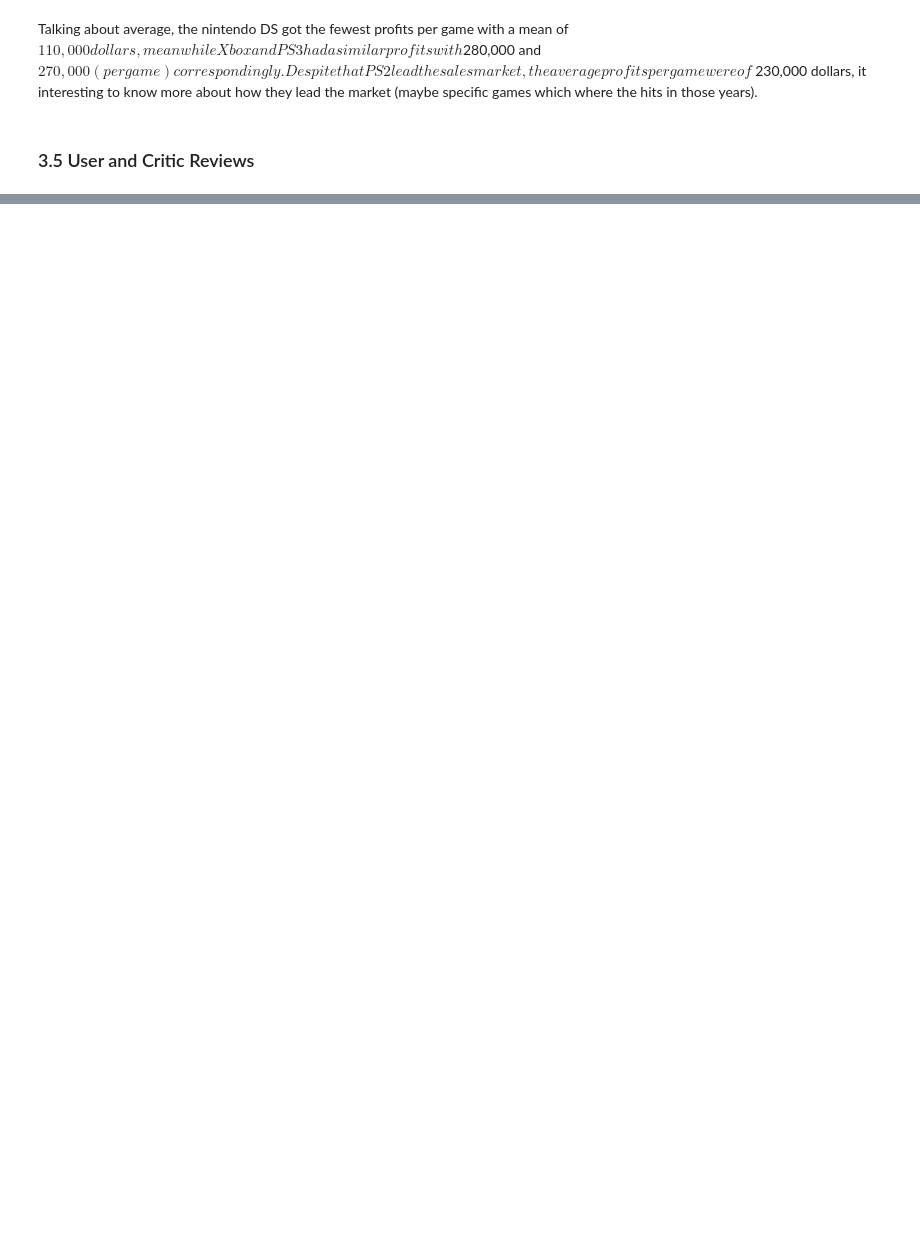
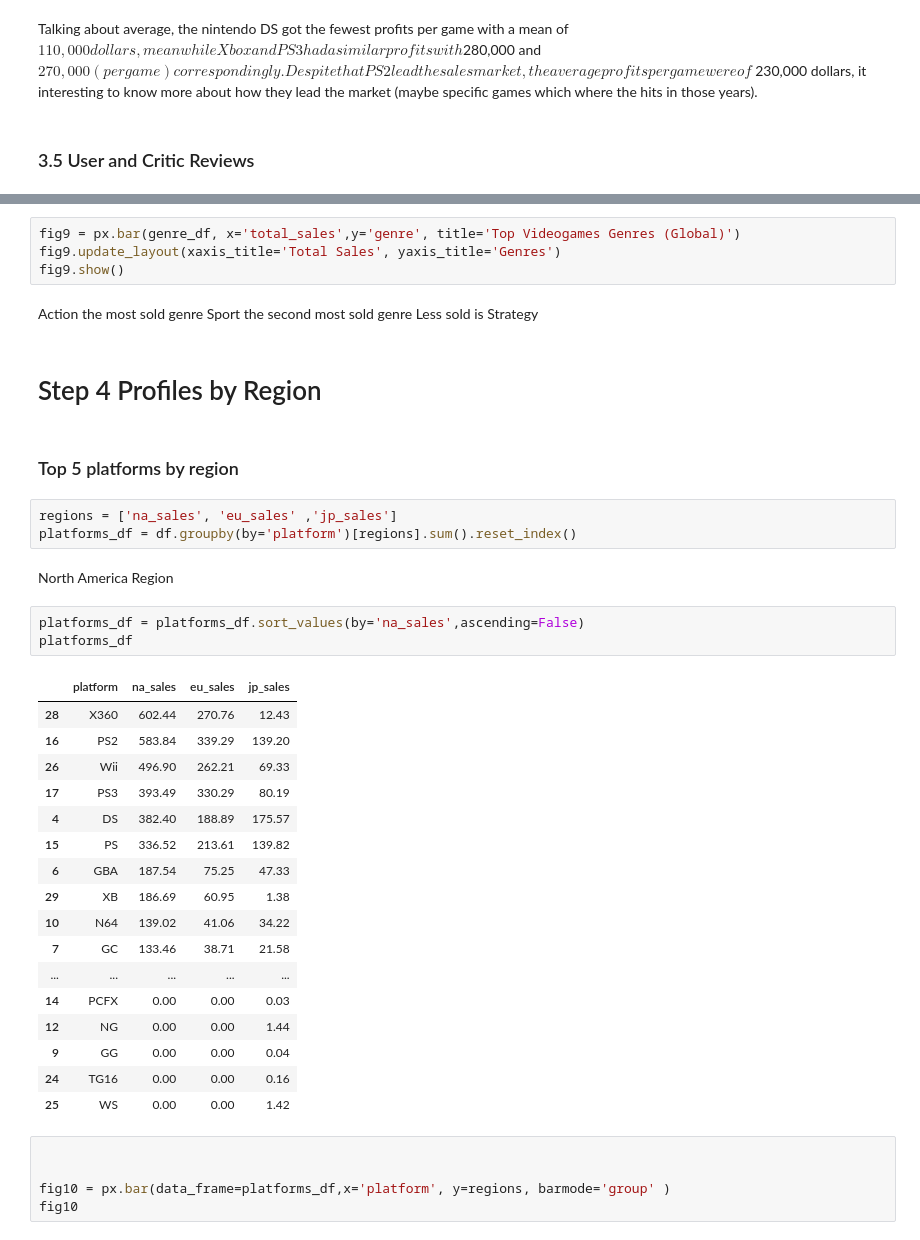
Before and after one commit to jmhrivera/project_6_ice_game_store, a Jupyter notebook: project6_analysis.ipynb, the cells around one changed output, grey strips where cells are left out. Cells and saved outputs as stored; diff of their text form; blank space fills up the shorter version.

```diff
--- a/project6_analysis.ipynb
+++ b/project6_analysis.ipynb
@@ -360,0 +432,43 @@ Sigue descartandose la correlacion.
+# %%
+fig9 = px.bar(genre_df, x='total_sales',y='genre', title='Top Videogames Genres (Global)')
+fig9.update_layout(xaxis_title='Total Sales', yaxis_title='Genres')
+fig9.show()
+# %% [markdown]
+Action the most sold genre
+Sport the second most sold genre
+Less sold is Strategy
+# %% [markdown]
+# Step 4 Profiles by Region
+# %% [markdown]
+### Top 5 platforms by region
+# %%
+regions = ['na_sales', 'eu_sales' ,'jp_sales']
+platforms_df = df.groupby(by='platform')[regions].sum().reset_index()
+# %% [markdown]
+North America Region
+# %%
+platforms_df = platforms_df.sort_values(by='na_sales',ascending=False)
+platforms_df
+# %% [output]
+|  | platform | na_sales | eu_sales | jp_sales |
+| 28 | X360 | 602.44 | 270.76 | 12.43 |
+| 16 | PS2 | 583.84 | 339.29 | 139.20 |
+| 26 | Wii | 496.90 | 262.21 | 69.33 |
+| 17 | PS3 | 393.49 | 330.29 | 80.19 |
+| 4 | DS | 382.40 | 188.89 | 175.57 |
+| 15 | PS | 336.52 | 213.61 | 139.82 |
+| 6 | GBA | 187.54 | 75.25 | 47.33 |
+| 29 | XB | 186.69 | 60.95 | 1.38 |
+| 10 | N64 | 139.02 | 41.06 | 34.22 |
+| 7 | GC | 133.46 | 38.71 | 21.58 |
+| ... | ... | ... | ... | ... |
+| 14 | PCFX | 0.00 | 0.00 | 0.03 |
+| 12 | NG | 0.00 | 0.00 | 1.44 |
+| 9 | GG | 0.00 | 0.00 | 0.04 |
+| 24 | TG16 | 0.00 | 0.00 | 0.16 |
+| 25 | WS | 0.00 | 0.00 | 1.42 |
+# %%
+
+
+fig10 = px.bar(data_frame=platforms_df,x='platform', y=regions, barmode='group' )
+fig10
```
Also changed, not shown: parts of 35 cells of this notebook, 1 other file.
